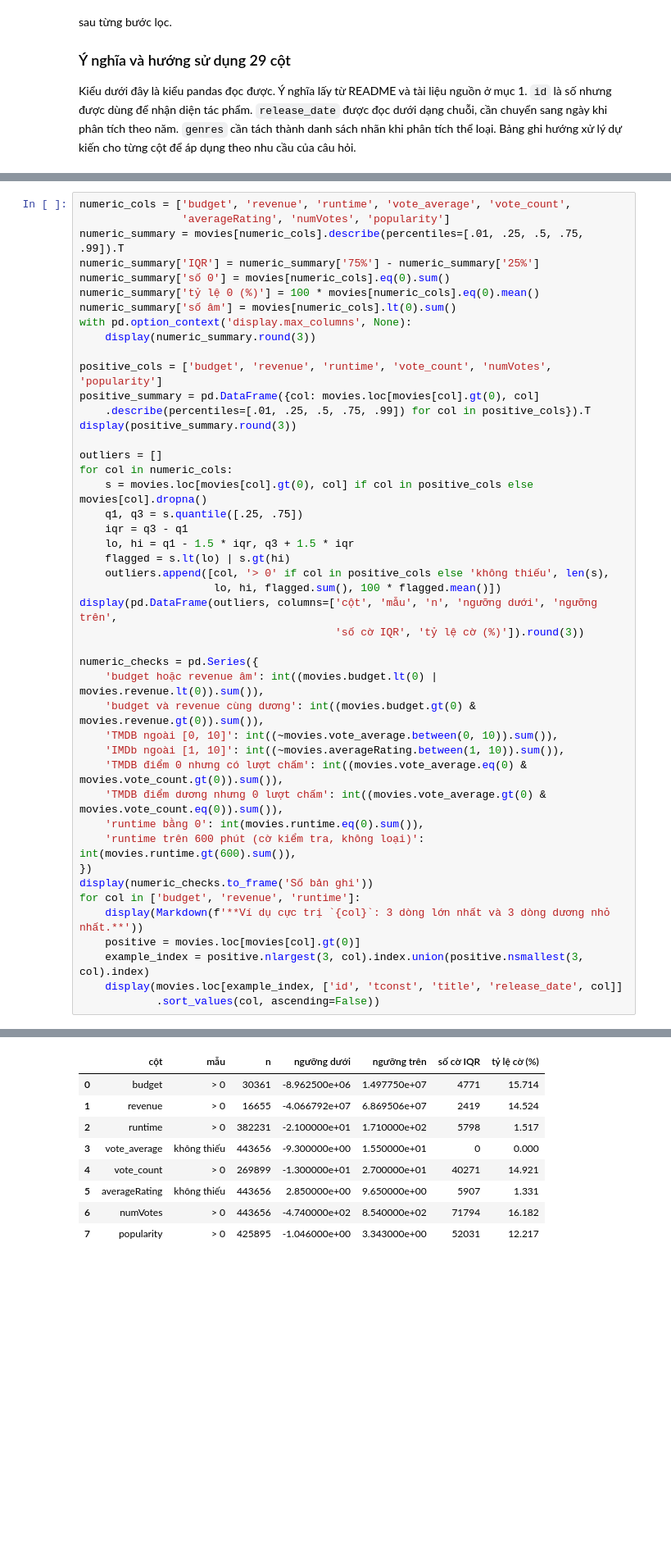
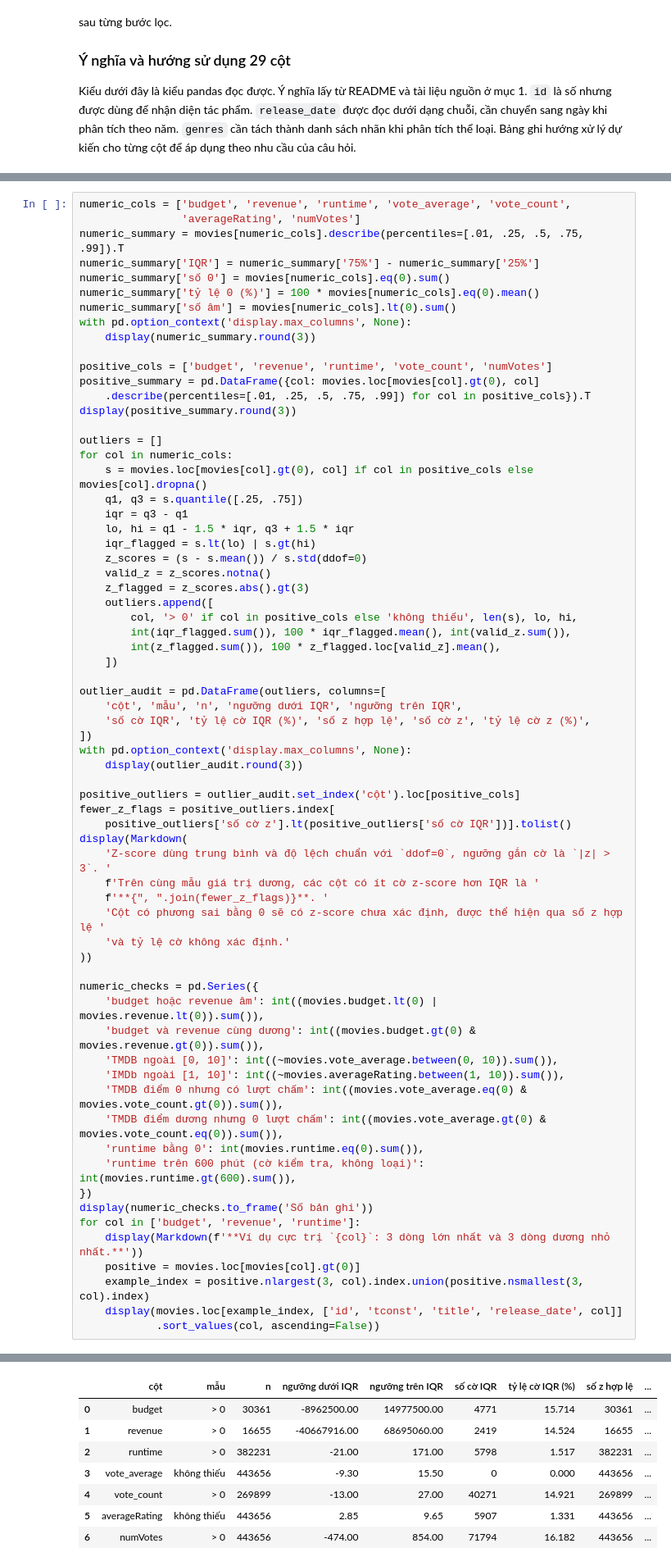
Before and after one commit to tranthuankhang/Movies-Dataset, a Jupyter notebook: notebooks/01_collection_exploration.ipynb, the cells around one changed output, grey strips where cells are left out. Shown at 82% size. Cells and saved outputs as stored; diff of their text form; blank space fills up the shorter version.

```diff
--- a/notebooks/01_collection_exploration.ipynb
+++ b/notebooks/01_collection_exploration.ipynb
@@ -450,7 +498,7 @@ Ngưỡng Tukey `Q1 − 1,5 × IQR`, `Q3 + 1,5 × IQR` chỉ gắn cờ để ki
 Giá trị ngoài ngưỡng chưa đủ để kết luận sai hay tự loại phim.
 # %%
 numeric_cols = ['budget', 'revenue', 'runtime', 'vote_average', 'vote_count',
-                'averageRating', 'numVotes', 'popularity']
+                'averageRating', 'numVotes']
 numeric_summary = movies[numeric_cols].describe(percentiles=[.01, .25, .5, .75, .99]).T
 numeric_summary['IQR'] = numeric_summary['75%'] - numeric_summary['25%']
 numeric_summary['số 0'] = movies[numeric_cols].eq(0).sum()
@@ -459,7 +507,7 @@ numeric_summary['số âm'] = movies[numeric_cols].lt(0).sum()
 with pd.option_context('display.max_columns', None):
     display(numeric_summary.round(3))
 
-positive_cols = ['budget', 'revenue', 'runtime', 'vote_count', 'numVotes', 'popularity']
+positive_cols = ['budget', 'revenue', 'runtime', 'vote_count', 'numVotes']
 positive_summary = pd.DataFrame({col: movies.loc[movies[col].gt(0), col]
     .describe(percentiles=[.01, .25, .5, .75, .99]) for col in positive_cols}).T
 display(positive_summary.round(3))
@@ -470,11 +518,33 @@ for col in numeric_cols:
     q1, q3 = s.quantile([.25, .75])
     iqr = q3 - q1
     lo, hi = q1 - 1.5 * iqr, q3 + 1.5 * iqr
-    flagged = s.lt(lo) | s.gt(hi)
-    outliers.append([col, '> 0' if col in positive_cols else 'không thiếu', len(s),
-                     lo, hi, flagged.sum(), 100 * flagged.mean()])
-display(pd.DataFrame(outliers, columns=['cột', 'mẫu', 'n', 'ngưỡng dưới', 'ngưỡng trên',
-                                        'số cờ IQR', 'tỷ lệ cờ (%)']).round(3))
+    iqr_flagged = s.lt(lo) | s.gt(hi)
+    z_scores = (s - s.mean()) / s.std(ddof=0)
+    valid_z = z_scores.notna()
+    z_flagged = z_scores.abs().gt(3)
+    outliers.append([
+        col, '> 0' if col in positive_cols else 'không thiếu', len(s), lo, hi,
+        int(iqr_flagged.sum()), 100 * iqr_flagged.mean(), int(valid_z.sum()),
+        int(z_flagged.sum()), 100 * z_flagged.loc[valid_z].mean(),
+    ])
+
+outlier_audit = pd.DataFrame(outliers, columns=[
+    'cột', 'mẫu', 'n', 'ngưỡng dưới IQR', 'ngưỡng trên IQR',
+    'số cờ IQR', 'tỷ lệ cờ IQR (%)', 'số z hợp lệ', 'số cờ z', 'tỷ lệ cờ z (%)',
+])
+with pd.option_context('display.max_columns', None):
+    display(outlier_audit.round(3))
+
+positive_outliers = outlier_audit.set_index('cột').loc[positive_cols]
+fewer_z_flags = positive_outliers.index[
+    positive_outliers['số cờ z'].lt(positive_outliers['số cờ IQR'])].tolist()
+display(Markdown(
+    'Z-score dùng trung bình và độ lệch chuẩn với `ddof=0`, ngưỡng gắn cờ là `|z| > 3`. '
+    f'Trên cùng mẫu giá trị dương, các cột có ít cờ z-score hơn IQR là '
+    f'**{", ".join(fewer_z_flags)}**. '
+    'Cột có phương sai bằng 0 sẽ có z-score chưa xác định, được thể hiện qua số z hợp lệ '
+    'và tỷ lệ cờ không xác định.'
+))
 
 numeric_checks = pd.Series({
     'budget hoặc revenue âm': int((movies.budget.lt(0) | movies.revenue.lt(0)).sum()),
@@ -513,9 +581,8 @@ for col in ['budget', 'revenue', 'runtime']:
-|  | cột | mẫu | n | ngưỡng dưới | ngưỡng trên | số cờ IQR | tỷ lệ cờ (%) |
-| 0 | budget | > 0 | 30361 | -8.962500e+06 | 1.497750e+07 | 4771 | 15.714 |
-| 1 | revenue | > 0 | 16655 | -4.066792e+07 | 6.869506e+07 | 2419 | 14.524 |
-| 2 | runtime | > 0 | 382231 | -2.100000e+01 | 1.710000e+02 | 5798 | 1.517 |
-| 3 | vote_average | không thiếu | 443656 | -9.300000e+00 | 1.550000e+01 | 0 | 0.000 |
-| 4 | vote_count | > 0 | 269899 | -1.300000e+01 | 2.700000e+01 | 40271 | 14.921 |
-| 5 | averageRating | không thiếu | 443656 | 2.850000e+00 | 9.650000e+00 | 5907 | 1.331 |
-| 6 | numVotes | > 0 | 443656 | -4.740000e+02 | 8.540000e+02 | 71794 | 16.182 |
-| 7 | popularity | > 0 | 425895 | -1.046000e+00 | 3.343000e+00 | 52031 | 12.217 |
+|  | cột | mẫu | n | ngưỡng dưới IQR | ngưỡng trên IQR | số cờ IQR | tỷ lệ cờ IQR (%) | số z hợp lệ | ... |
+| 0 | budget | > 0 | 30361 | -8962500.00 | 14977500.00 | 4771 | 15.714 | 30361 | ... |
+| 1 | revenue | > 0 | 16655 | -40667916.00 | 68695060.00 | 2419 | 14.524 | 16655 | ... |
+| 2 | runtime | > 0 | 382231 | -21.00 | 171.00 | 5798 | 1.517 | 382231 | ... |
+| 3 | vote_average | không thiếu | 443656 | -9.30 | 15.50 | 0 | 0.000 | 443656 | ... |
+| 4 | vote_count | > 0 | 269899 | -13.00 | 27.00 | 40271 | 14.921 | 269899 | ... |
+| 5 | averageRating | không thiếu | 443656 | 2.85 | 9.65 | 5907 | 1.331 | 443656 | ... |
+| 6 | numVotes | > 0 | 443656 | -474.00 | 854.00 | 71794 | 16.182 | 443656 | ... |
```
Also changed, not shown: parts of 51 cells of this notebook, 5 other files.
